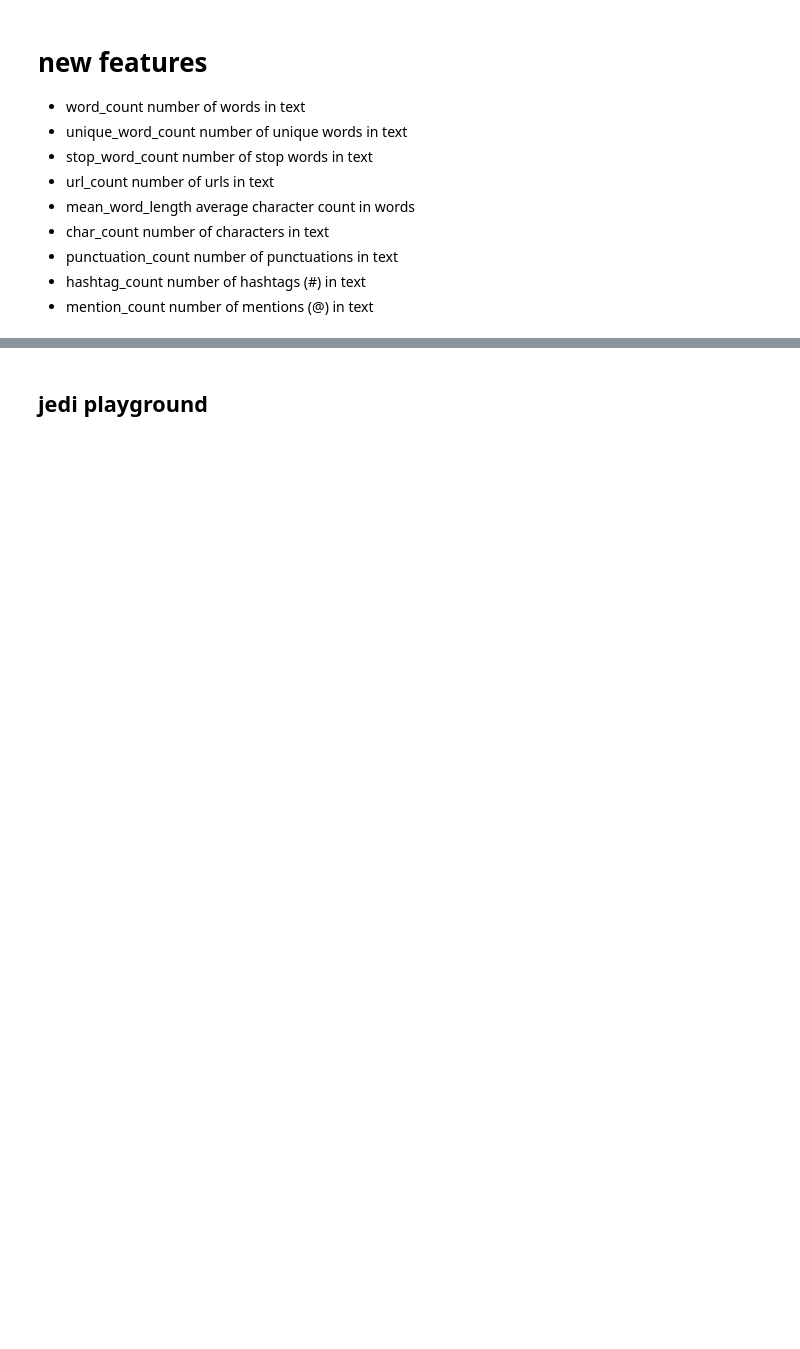
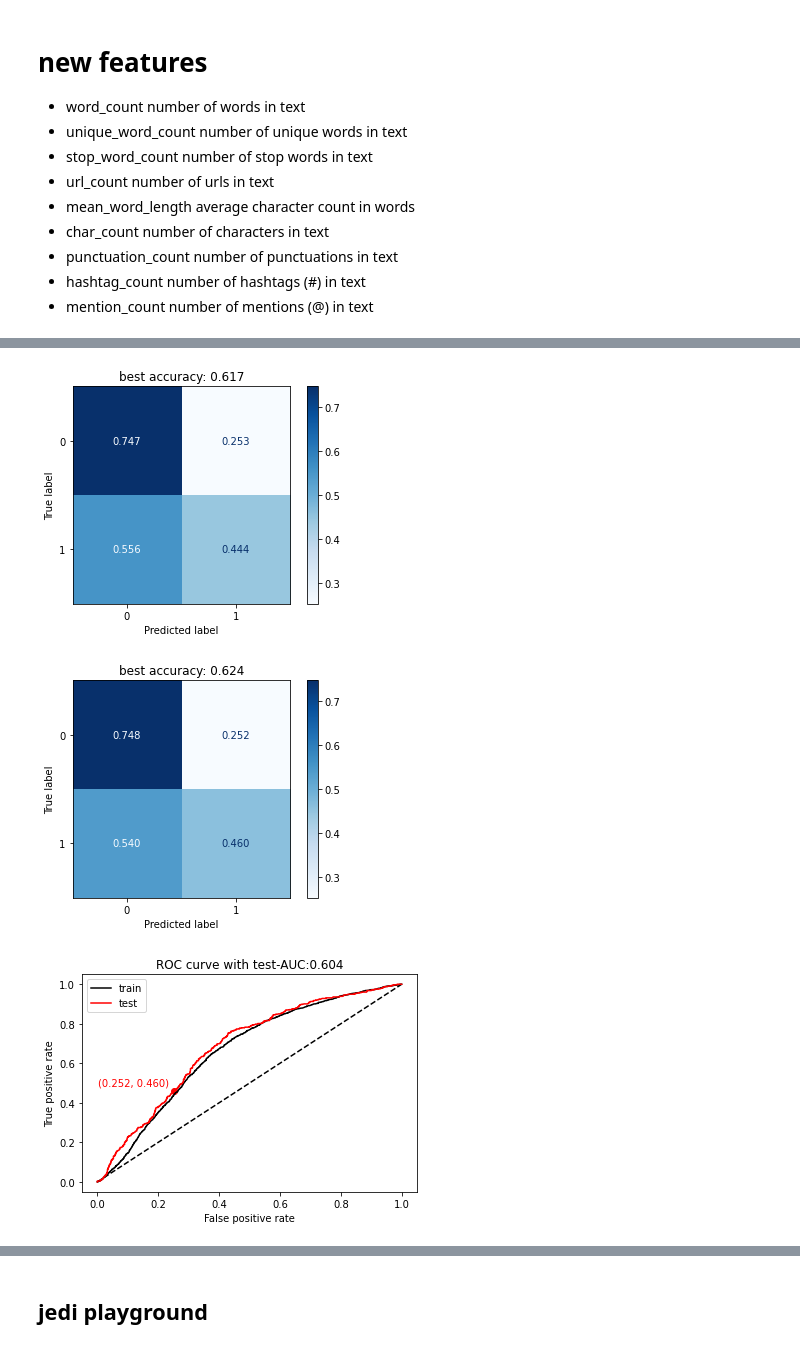
Before and after one commit to TTD-JPO/TDD-project, a Jupyter notebook: Main_TweetDisasterDetection.ipynb, the cells around one changed output, grey strips where cells are left out. Drawn from its saved outputs; the diff is of its cells as text; code cells hidden in the pictures; blank space fills up the shorter version.

```diff
--- a/Main_TweetDisasterDetection.ipynb
+++ b/Main_TweetDisasterDetection.ipynb
@@ -361,31 +467,34 @@ df.drop(columns=['target_mean'], inplace=True)
 + punctuation_count number of punctuations in text
 + hashtag_count number of hashtags (#) in text
 + mention_count number of mentions (@) in text
+# %%
+#dataframe new featurers
+df_nf = dtt_clean.copy()
 # %%
 # word_count
-df['word_count'] = df['text'].apply(lambda x: len(str(x).split()))
+df_nf['word_count'] = df_nf['text'].apply(lambda x: len(str(x).split()))
 
 # unique_word_count
-df['unique_word_count'] = df['text'].apply(lambda x: len(set(str(x).split())))
+df_nf['unique_word_count'] = df_nf['text'].apply(lambda x: len(set(str(x).split())))
 
 # stop_word_count
-df['stop_word_count'] = df['text'].apply(lambda x: len([w for w in str(x).lower().split() if w in STOPWORDS]))
+df_nf['stop_word_count'] = df_nf['text'].apply(lambda x: len([w for w in str(x).lower().split() if w in STOPWORDS]))
 
 # url_count
-df['url_count'] = df['text'].apply(lambda x: len([w for w in str(x).lower().split() if 'http' in w or 'https' in w]))
+df_nf['url_count'] = df_nf['text'].apply(lambda x: len([w for w in str(x).lower().split() if 'http' in w or 'https' in w]))
 
 # mean_word_length
-df['mean_word_length'] = df['text'].apply(lambda x: np.mean([len(w) for w in str(x).split()]))
+df_nf['mean_word_length'] = df_nf['text'].apply(lambda x: np.mean([len(w) for w in str(x).split()]))
 
 # char_count
-df['char_count'] = df['text'].apply(len)
+df_nf['char_count'] = df_nf['text'].apply(len)
 
 # punctuation_count
-df['punctuation_count'] = df['text'].apply(lambda x: len([c for c in str(x) if c in string.punctuation]))
+df_nf['punctuation_count'] = df_nf['text'].apply(lambda x: len([c for c in str(x) if c in string.punctuation]))
 
 # hashtag_count
-df['hashtag_count'] = df['text'].apply(lambda x: len([c for c in str(x) if c == '#']))
+df_nf['hashtag_count'] = df_nf['text'].apply(lambda x: len([c for c in str(x) if c == '#']))
 
 # mention_count
-df['mention_count'] = df['text'].apply(lambda x: len([c for c in str(x) if c == '@']))
+df_nf['mention_count'] = df_nf['text'].apply(lambda x: len([c for c in str(x) if c == '@']))
 # %%
@@ -407,0 +520,3 @@ pipe = make_pipeline( LogisticRegression() )
+# %%
+num_cols = list(df_nf.select_dtypes(exclude=object).columns)
+num_cols
@@ -407,0 +546,11 @@ pipe = make_pipeline( LogisticRegression() )
+# %%
+#numeric featurelist from text
+feature_list = num_cols[3:]
+
+# go into pipe with Model: LogisticRegression
+pipe = make_pipeline( LogisticRegression() )
+%time fpr__, tpr__ = my_fit_cm(df_nf, pipe, feature_list, "target");
+# %% [output]
+[figure, added]
+[figure, added]
+[figure, added]
```
Also changed, not shown: parts of 31 cells of this notebook.
